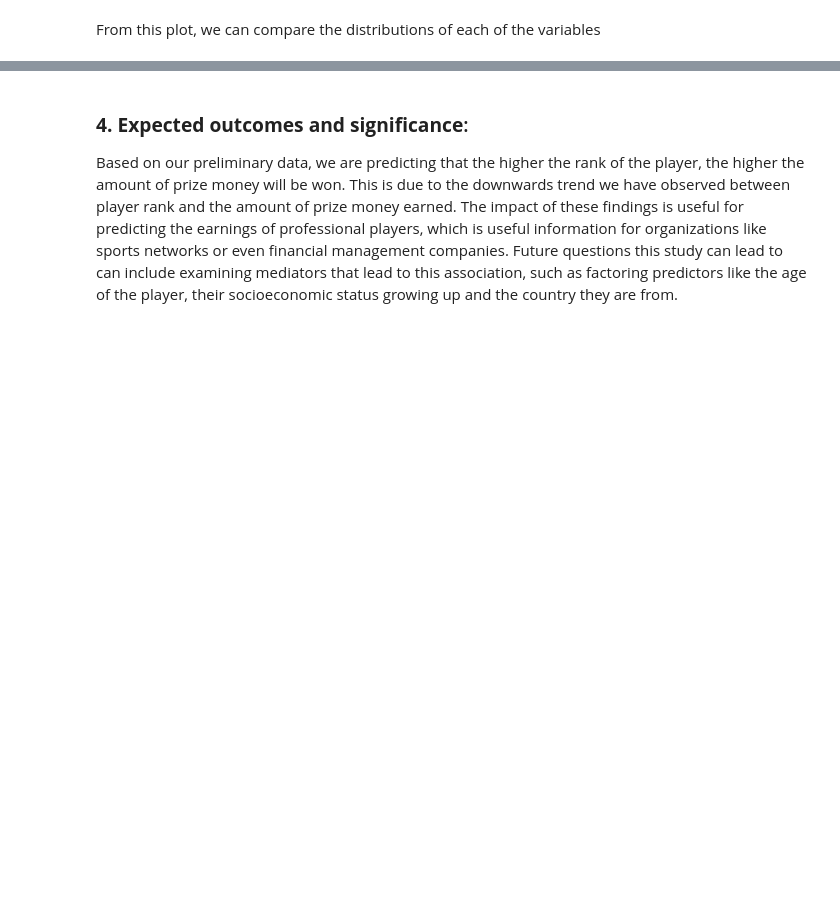
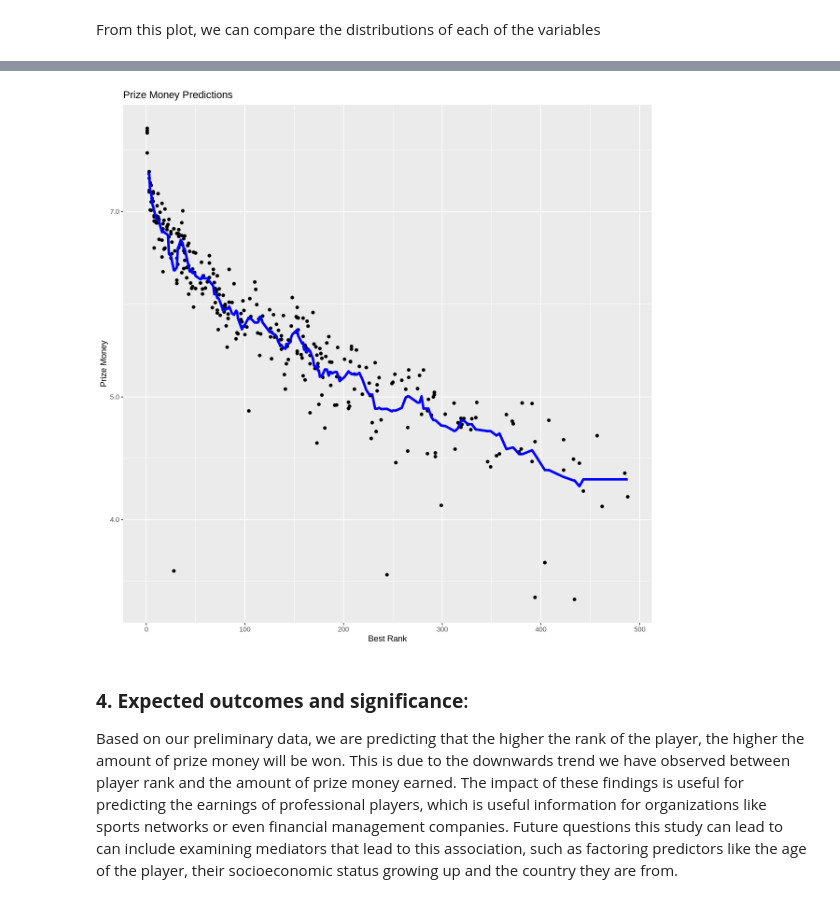
Before and after one commit to vivaanbhandary/DSCI-GroupProject-Tennis, a Jupyter notebook: Group Project/GroupProjectTennis.ipynb, the cells around one changed output, grey strips where cells are left out. Drawn from its saved outputs; the diff is of its cells as text; code cells hidden in the pictures; blank space fills up the shorter version.

```diff
--- a/Group Project/GroupProjectTennis.ipynb
+++ b/Group Project/GroupProjectTennis.ipynb
@@ -93,0 +165,9 @@ The key variables we are using are prize money won and the best ranking of the p
+# %%
+set.seed(031203) # DO NOT CHANGE
+gridvals <- tibble(neighbors = seq(1, 200))
+
+tennis_results <- tennis_workflow %>%
+       tune_grid(resamples = tennis_vfold, grid = gridvals) %>%
+collect_metrics()
+
+tennis_results
@@ -93,0 +194,6 @@ The key variables we are using are prize money won and the best ranking of the p
+# %%
+tennis_min <- tennis_results %>%
+    filter(.metric == "rmse") %>%
+    arrange(mean) %>%
+    slice(1)
+tennis_min
@@ -93,0 +205,19 @@ The key variables we are using are prize money won and the best ranking of the p
+# %%
+k_min <- tennis_min %>%
+          pull(neighbors)
+
+tennis_best_spec <- nearest_neighbor(weight_func = "rectangular", neighbors = k_min) %>%
+          set_engine("kknn") %>%
+          set_mode("regression")
+
+tennis_best_fit <- workflow() %>%
+          add_recipe(tennis_recipe) %>%
+          add_model(tennis_best_spec) %>%
+          fit(data = tennis_training)
+
+tennis_summary <- tennis_best_fit %>%
+           predict(tennis_testing) %>%
+           bind_cols(tennis_testing) %>%
+           metrics(truth = Prize.Money, estimate = .pred)
+
+tennis_summary
@@ -94,3 +231,16 @@ The key variables we are using are prize money won and the best ranking of the p
+# %%
+tennis_predsmid <- predict(tennis_best_fit, tennis_training)
+tennis_preds <- tennis_training %>%
+                    bind_cols(tennis_predsmid)
+tennis_plot <- ggplot(tennis_preds, aes(x = Best.Rank, y = Prize.Money))+
+       geom_point() +
+       geom_line(aes(x = Best.Rank, y = .pred), color = "blue", size = 1.5) +
+       labs(x = "Best Rank", y = "Prize Money", title = "Prize Money Predictions") +
+scale_y_log10(labels = label_comma())
+
+tennis_plot
+# %% [output]
+[figure, added]
 # %% [markdown]
 ### **4. Expected outcomes and significance**:
 Based on our preliminary data, we are predicting that the higher the rank of the player, the higher the amount of prize money will be won. This is due to the downwards trend we have observed between player rank and the amount of prize money earned. The impact of these findings is useful for predicting the earnings of professional players, which is useful information for organizations like sports networks or even financial management companies. Future questions this study can lead to can include examining mediators that lead to this association, such as factoring predictors like the age of the player, their socioeconomic status growing up and the country they are from.
```
Also changed, not shown: parts of 11 cells of this notebook.
